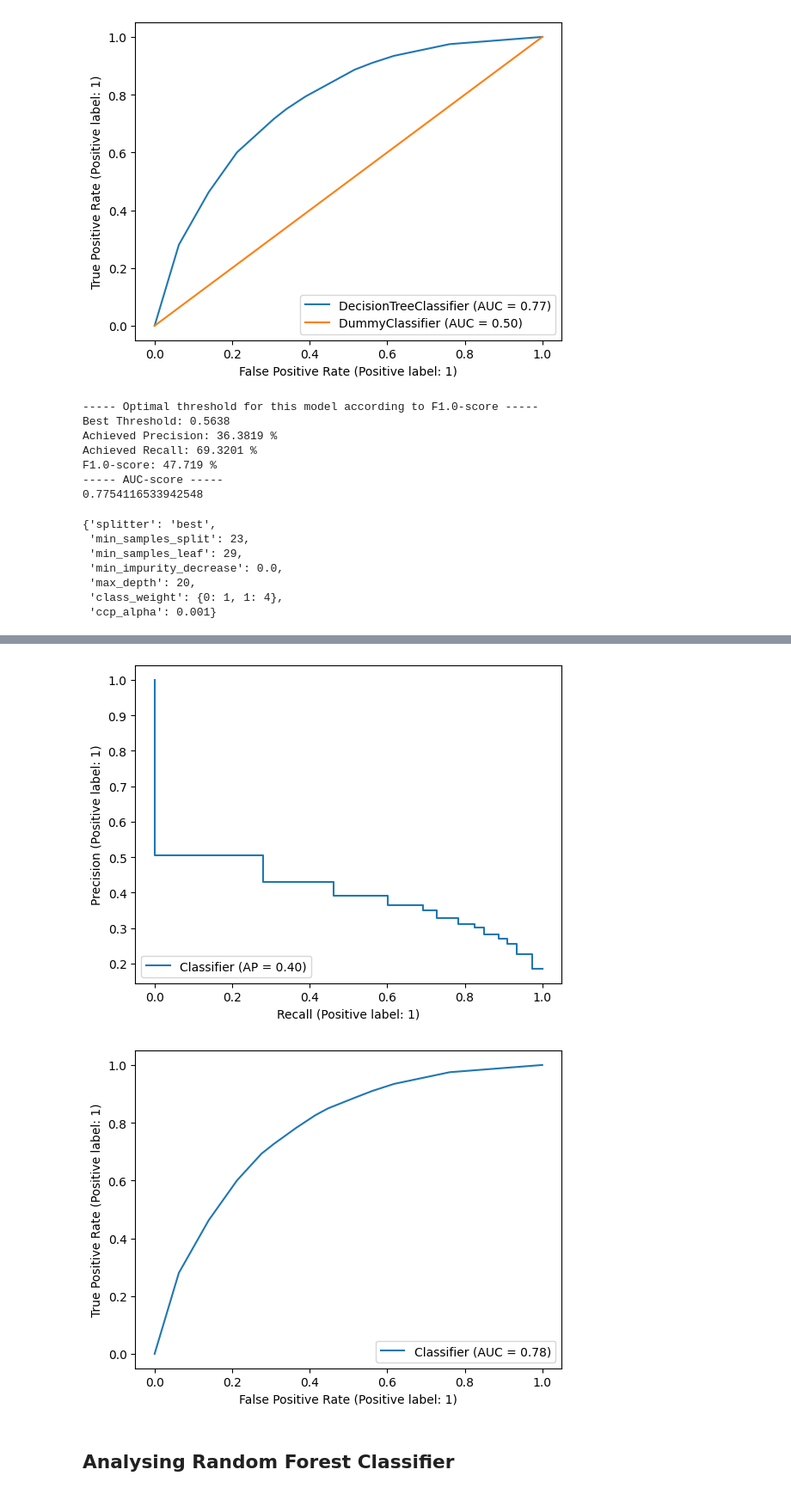
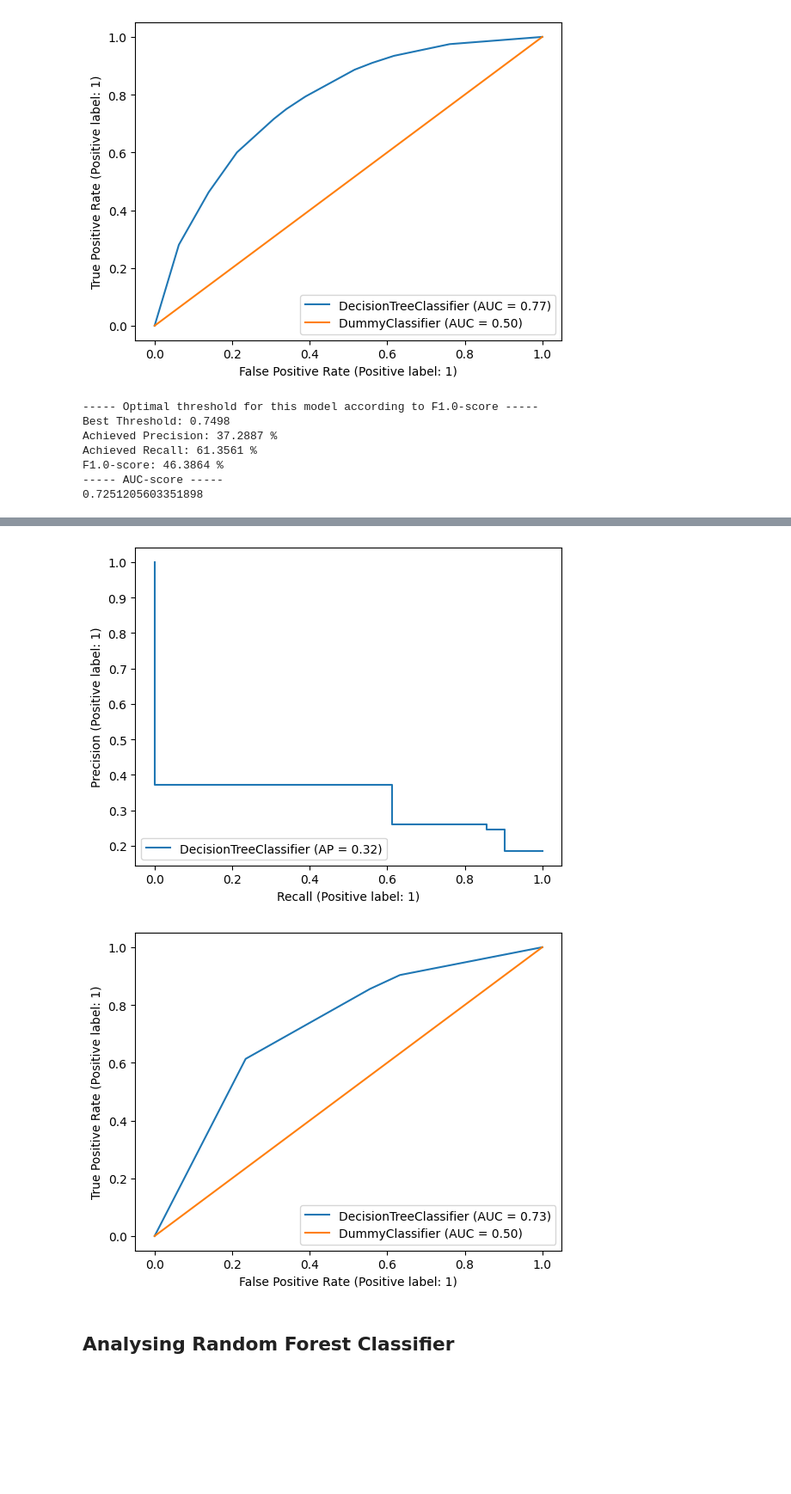
Before and after one commit to n-hundenborn/diabetes-forecasting, a Jupyter notebook: dev_model_training.ipynb, the cells around one changed output, grey strips where cells are left out. Shown at 86% size. Saved outputs shown, nothing was run; the diff lists cells and outputs as text; code cells hidden in the pictures; blank space fills up the shorter version.

```diff
--- a/dev_model_training.ipynb
+++ b/dev_model_training.ipynb
@@ -488,22 +488,17 @@ F1.0-score: 47.3825 %
 [figure]
 [figure]
 # %%
+# load the model from disk
+CV_model = pickle.load(open("models/DecisionTreeClassifier.sav", 'rb'))
 dummy_clf = DummyClassifier(strategy="prior")
 dummy_clf.fit(X_train, y_train)
 
-analyse_model(model=CV_model.best_estimator_, X_test=X_test, y_test=y_test, dummy_clf=dummy_clf)
+analyse_model(model=CV_model, X_test=X_test, y_test=y_test, dummy_clf=dummy_clf)
 # %% [output]
 ----- Optimal threshold for this model according to F1.0-score -----
-Best Threshold: 0.5638
-Achieved Precision: 36.3819 %
-Achieved Recall: 69.3201 %
-F1.0-score: 47.719 %
+Best Threshold: 0.7498
+Achieved Precision: 37.2887 %
+Achieved Recall: 61.3561 %
+F1.0-score: 46.3864 %
 ----- AUC-score -----
-0.7754116533942548
+0.7251205603351898
-{'splitter': 'best',
- 'min_samples_split': 23,
- 'min_samples_leaf': 29,
- 'min_impurity_decrease': 0.0,
- 'max_depth': 20,
- 'class_weight': {0: 1, 1: 4},
- 'ccp_alpha': 0.001}
@@ -511,5 +506,5 @@ F1.0-score: 47.719 %
-[figure, old version]
+[figure, new version]
-[figure, old version]
+[figure, new version]
 # %% [markdown]
 ## Analysing Random Forest Classifier
 # %%
```
Also changed, not shown: parts of 4 cells of this notebook.
